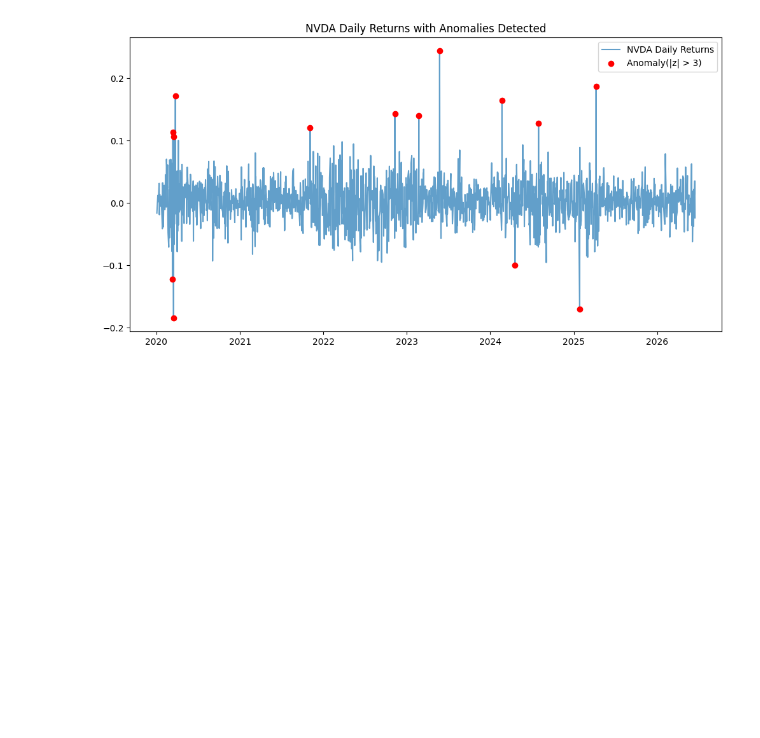
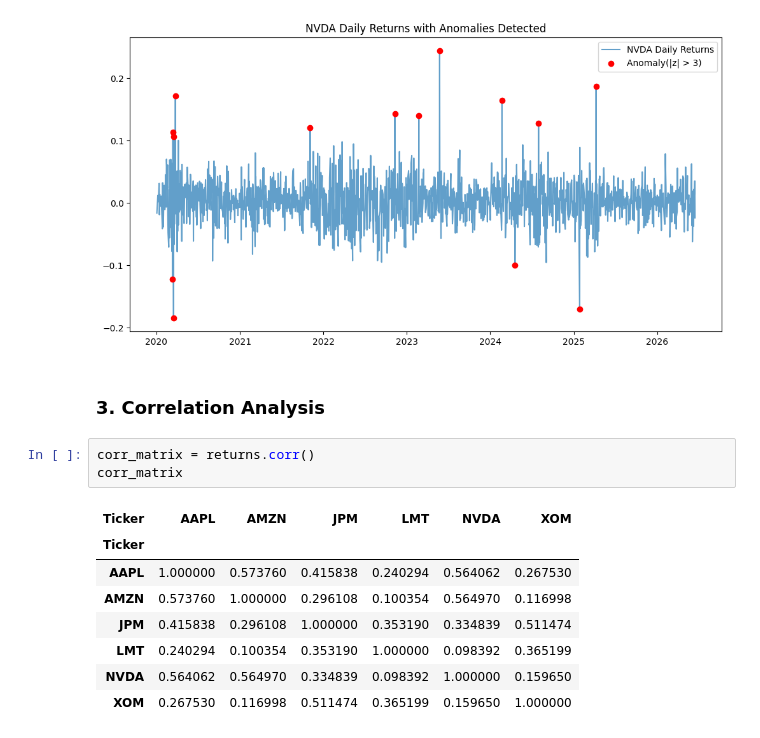
Before and after one commit to Tracy-CK/stock-price-analysis, a Jupyter notebook: stock_analysis.ipynb, the cells around one changed output. Cells and saved outputs as stored; diff of their text form; blank space fills up the shorter version.

```diff
--- a/stock_analysis.ipynb
+++ b/stock_analysis.ipynb
@@ -156,3 +156,17 @@ plt.legend()
 plt.show()
 # %% [output]
 [figure]
+# %% [markdown]
+### 3. Correlation Analysis
+# %%
+corr_matrix = returns.corr()
+corr_matrix
+# %% [output]
+| Ticker | AAPL | AMZN | JPM | LMT | NVDA | XOM |
+| Ticker |  |  |  |  |  |  |
+| AAPL | 1.000000 | 0.573760 | 0.415838 | 0.240294 | 0.564062 | 0.267530 |
+| AMZN | 0.573760 | 1.000000 | 0.296108 | 0.100354 | 0.564970 | 0.116998 |
+| JPM | 0.415838 | 0.296108 | 1.000000 | 0.353190 | 0.334839 | 0.511474 |
+| LMT | 0.240294 | 0.100354 | 0.353190 | 1.000000 | 0.098392 | 0.365199 |
+| NVDA | 0.564062 | 0.564970 | 0.334839 | 0.098392 | 1.000000 | 0.159650 |
+| XOM | 0.267530 | 0.116998 | 0.511474 | 0.365199 | 0.159650 | 1.000000 |
```
Also changed, not shown: parts of 15 cells of this notebook, 3 other files.
